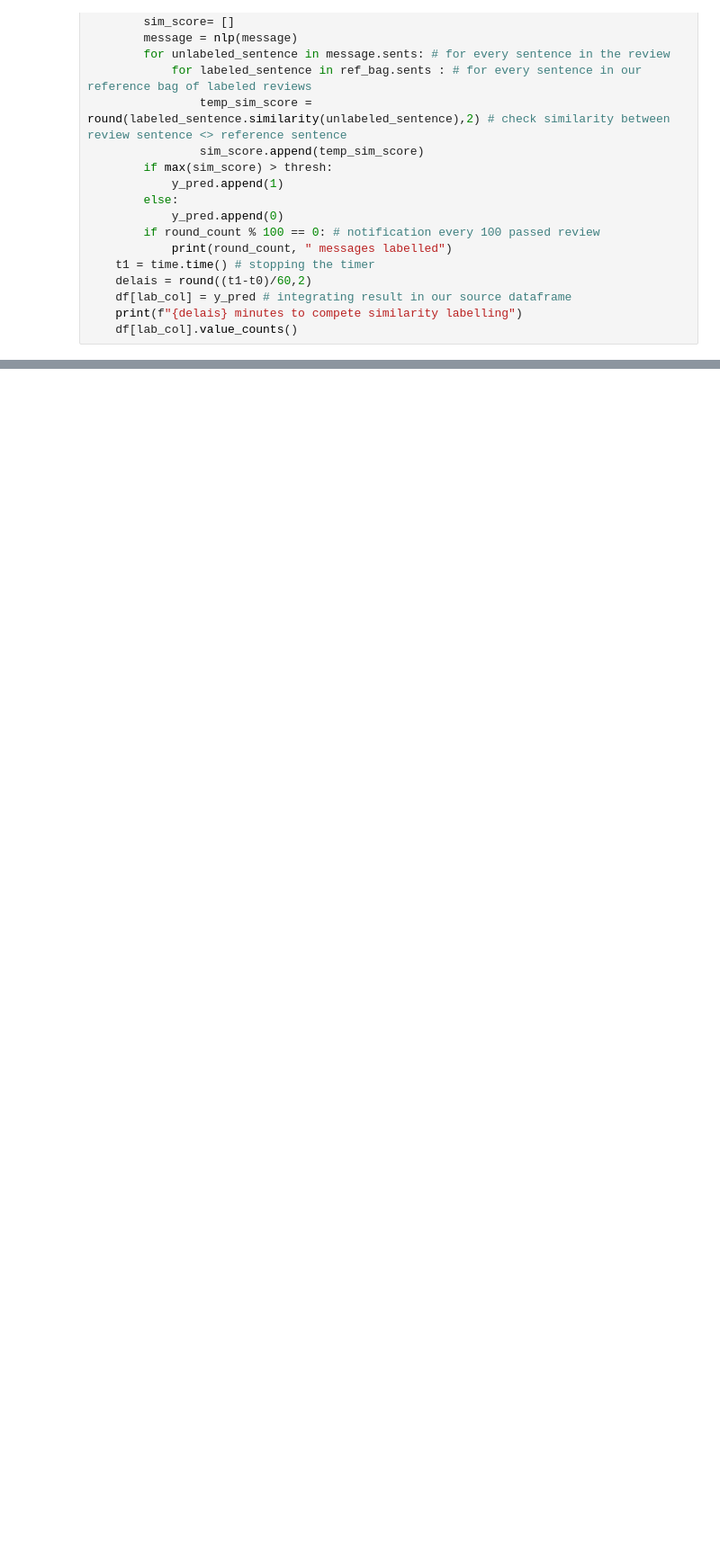
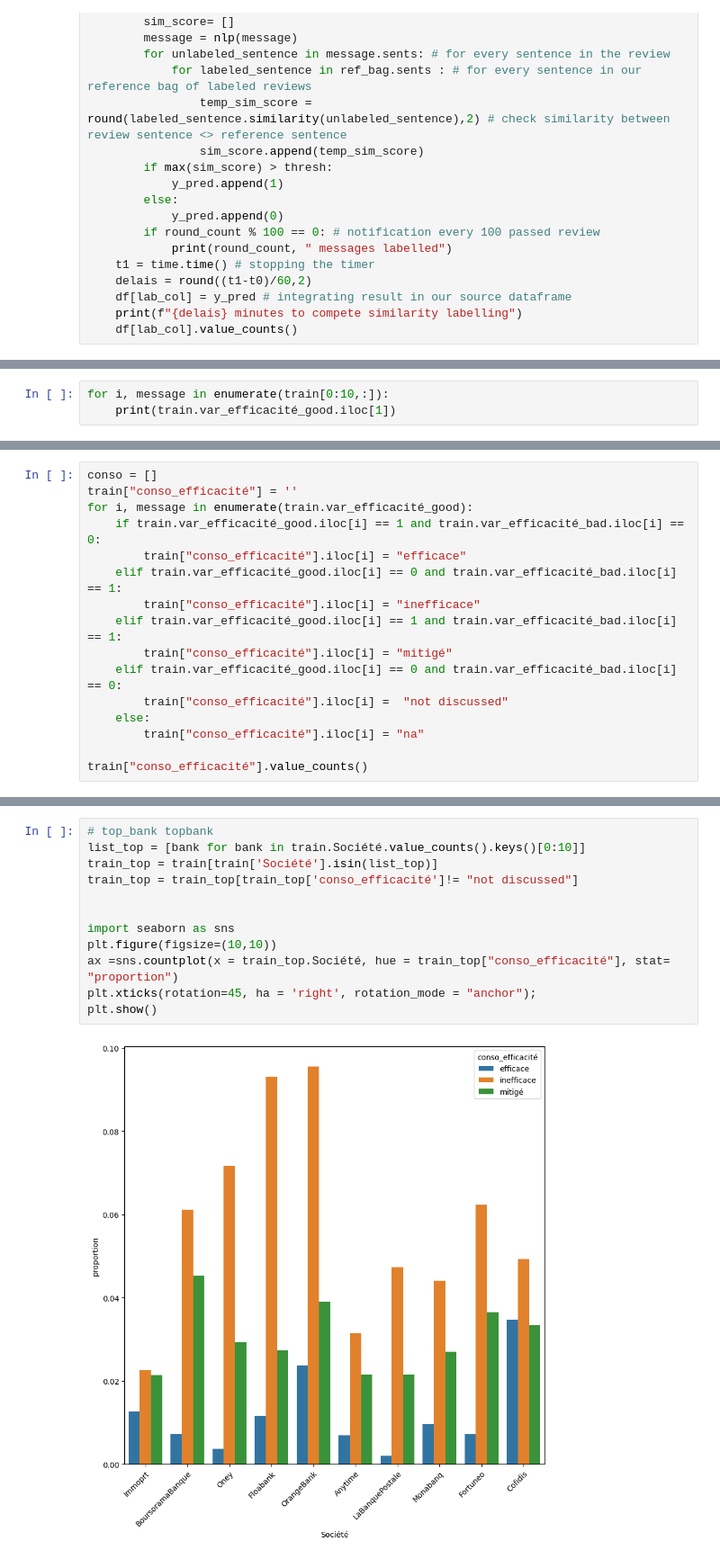
Before and after one commit to LeWaHe/SentiBank, a Jupyter notebook: notebooks/9_semantic_proximity_labeling_analysis.ipynb, the cells around one changed output, grey strips where cells are left out. Shown at 90% size. Cells and saved outputs as stored; diff of their text form; blank space fills up the shorter version.

```diff
--- a/notebooks/9_semantic_proximity_labeling_analysis.ipynb
+++ b/notebooks/9_semantic_proximity_labeling_analysis.ipynb
@@ -122,0 +128,3 @@ sns.countplot(x = df_top['var_bad:inefficace']== 1, hue = df_top.Société)
+# %%
+for i, message in enumerate(train[0:10,:]):
+    print(train.var_efficacité_good.iloc[1])
@@ -122,0 +149,16 @@ sns.countplot(x = df_top['var_bad:inefficace']== 1, hue = df_top.Société)
+# %%
+conso = []
+train["conso_efficacité"] = ''
+for i, message in enumerate(train.var_efficacité_good):
+    if train.var_efficacité_good.iloc[i] == 1 and train.var_efficacité_bad.iloc[i] == 0:
+        train["conso_efficacité"].iloc[i] = "efficace"
+    elif train.var_efficacité_good.iloc[i] == 0 and train.var_efficacité_bad.iloc[i] == 1:
+        train["conso_efficacité"].iloc[i] = "inefficace"
+    elif train.var_efficacité_good.iloc[i] == 1 and train.var_efficacité_bad.iloc[i] == 1:
+        train["conso_efficacité"].iloc[i] = "mitigé"
+    elif train.var_efficacité_good.iloc[i] == 0 and train.var_efficacité_bad.iloc[i] == 0:
+        train["conso_efficacité"].iloc[i] =  "not discussed"
+    else:
+        train["conso_efficacité"].iloc[i] = "na"
+
+train["conso_efficacité"].value_counts()
@@ -122,0 +216,14 @@ sns.countplot(x = df_top['var_bad:inefficace']== 1, hue = df_top.Société)
+# %%
+# top_bank topbank
+list_top = [bank for bank in train.Société.value_counts().keys()[0:10]]
+train_top = train[train['Société'].isin(list_top)]
+train_top = train_top[train_top['conso_efficacité']!= "not discussed"]
+
+
+import seaborn as sns
+plt.figure(figsize=(10,10))
+ax =sns.countplot(x = train_top.Société, hue = train_top["conso_efficacité"], stat= "proportion")
+plt.xticks(rotation=45, ha = 'right', rotation_mode = "anchor");
+plt.show()
+# %% [output]
+[figure, added]
```
Also changed, not shown: parts of 13 cells of this notebook, 27 other files.
